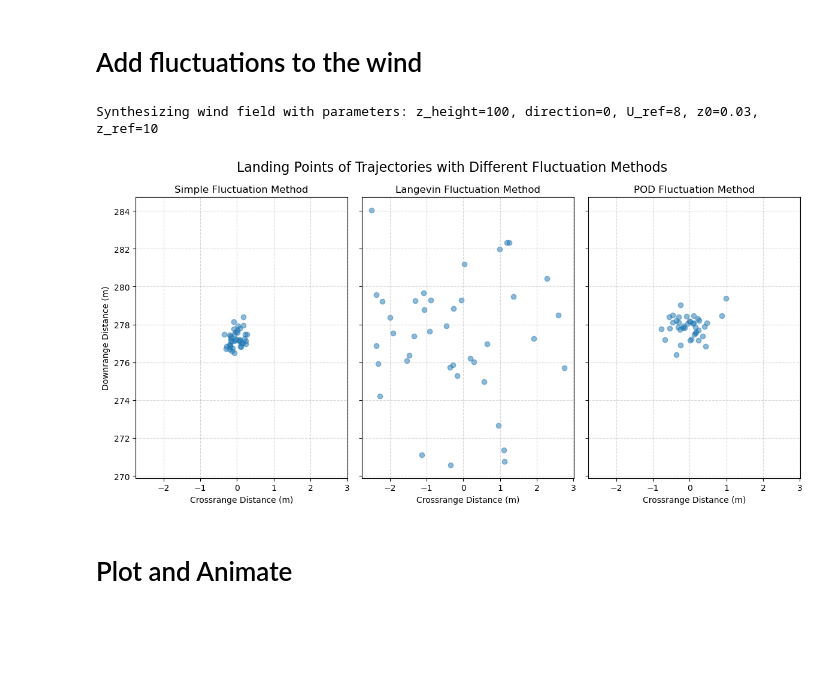
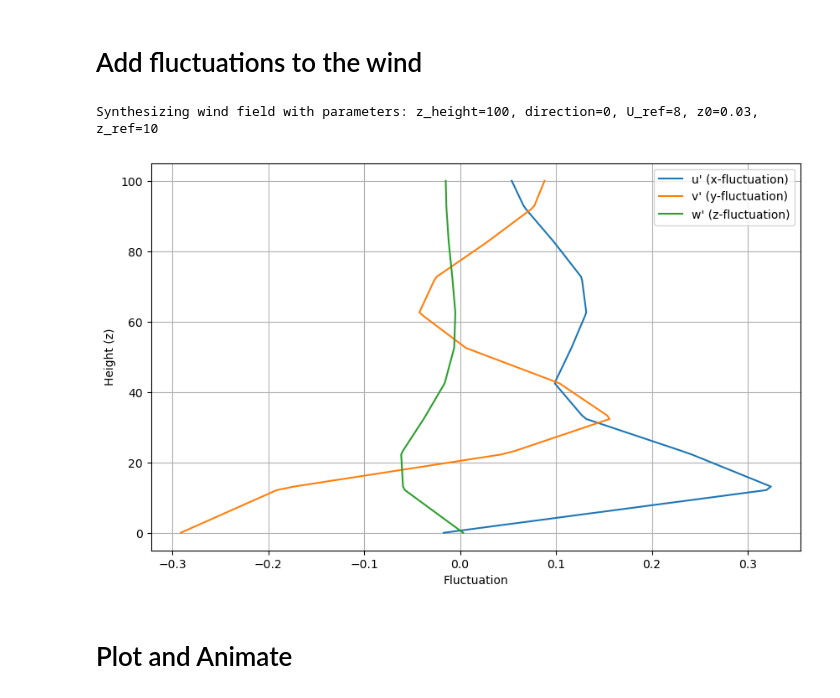
Before and after one commit to JacobManniche/Bachelor_legeplads, a Jupyter notebook: demos/official_demo.ipynb, the cells around one changed output. Cells and saved outputs as stored; diff of their text form; code cells hidden in the pictures; blank space fills up the shorter version.

```diff
--- a/demos/official_demo.ipynb
+++ b/demos/official_demo.ipynb
@@ -70,43 +74,21 @@ Trajectory(V0=[52.36 52.36 17.1 ], W0=[ 185.12 -185.12    0.  ], P0=[0 0 0])
 # %%
 wind = WindField(profile='log', U_ref=8, z_ref=10, z0=0.03, direction=0)
 
 methods = ['Simple', 'Langevin', 'POD']
+fluc = Fluctuator(method=methods[2], dt=0.01, C0=2.1, cf=1.0, n_modes=10) # settings can be adjusted as needed
 
-landing_points = {method: [] for method in methods}
+traj = Trajectory(
+    ball_speed=76,
+    launch_angle=13,
+    spin_rate=2500,
+    wind=wind,
+    fluc=fluc # include the fluctuator in the trajectory
+)
 
-for method in methods:
-    for i in range(40):
-        fluc = Fluctuator(method=method, dt=0.01, C0=2.1, cf=1.0, n_modes=13) # settings can be adjusted as needed
-        traj = Trajectory(
-            ball_speed=76,
-            launch_angle=13,
-            spin_rate=2500,
-            wind=wind,
-            fluc=fluc
-        )
-        if method == 'POD':
-            traj.solve('rk45')
-        else:
-            traj.solve('euler')
-        landing_points[method].append(traj.p[-1][:2])
+fluc.plot_fluctuation() # visualize the fluctuation to see how it behaves with the chosen method and parameters
 # %% [output]
 Synthesizing wind field with parameters: z_height=100, direction=0, U_ref=8, z0=0.03, z_ref=10
+[figure, added]
-# %%
-import matplotlib.pyplot as plt
-import numpy as np
-fig, axs = plt.subplots(1,3,figsize=(12, 6), sharey=True, sharex=True)
-for i, method in enumerate(methods):
-    points = np.array(landing_points[method])
-    axs[i].scatter(points[:, 1], points[:, 0], alpha=0.5)
-    axs[i].set_title(f'{method[0].upper() + method[1:]} Fluctuation Method')
-    axs[i].set_xlabel('Crossrange Distance (m)')
-    axs[i].grid(True, which='both', linestyle='--', alpha=0.5)
-axs[0].set_ylabel('Downrange Distance (m)')
-plt.suptitle('Landing Points of Trajectories with Different Fluctuation Methods', fontsize=16)
-plt.tight_layout()
-plt.show()
-# %% [output]
-[figure, removed]
 # %% [markdown]
 # Plot and Animate
 # %%
```
Also changed, not shown: parts of 2 cells of this notebook, 1 other file.
